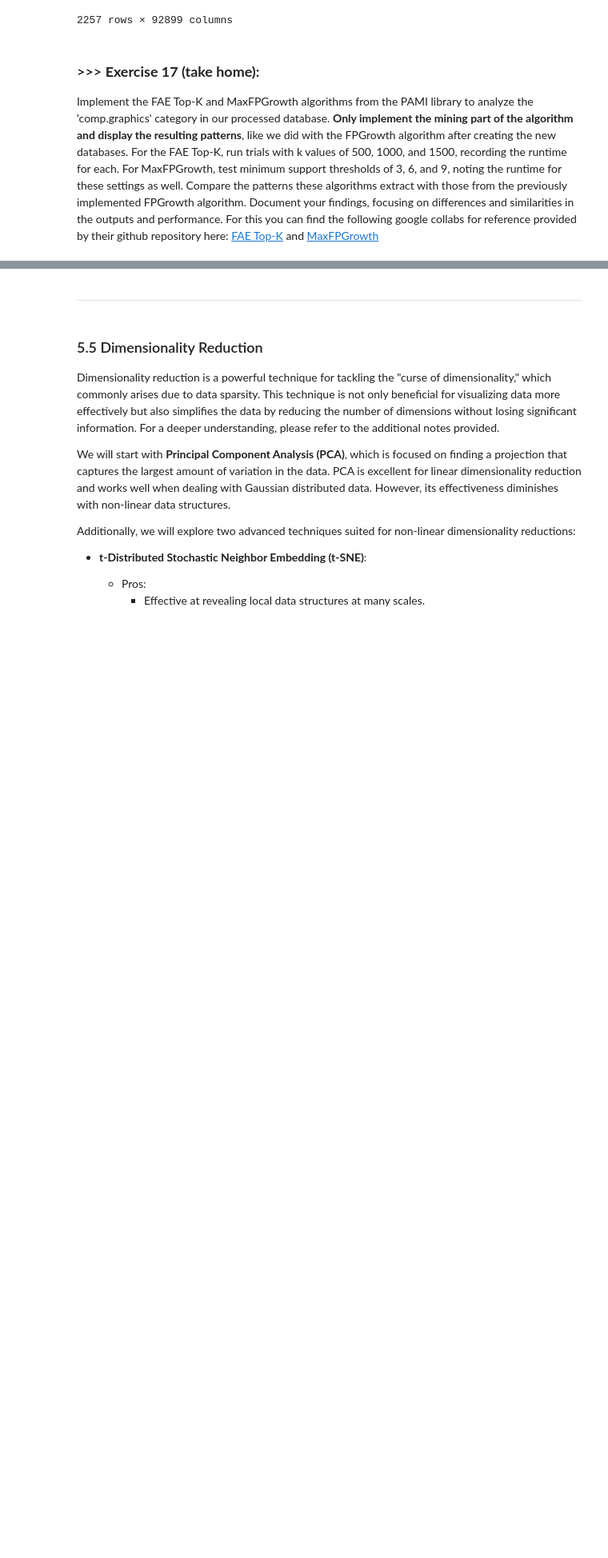
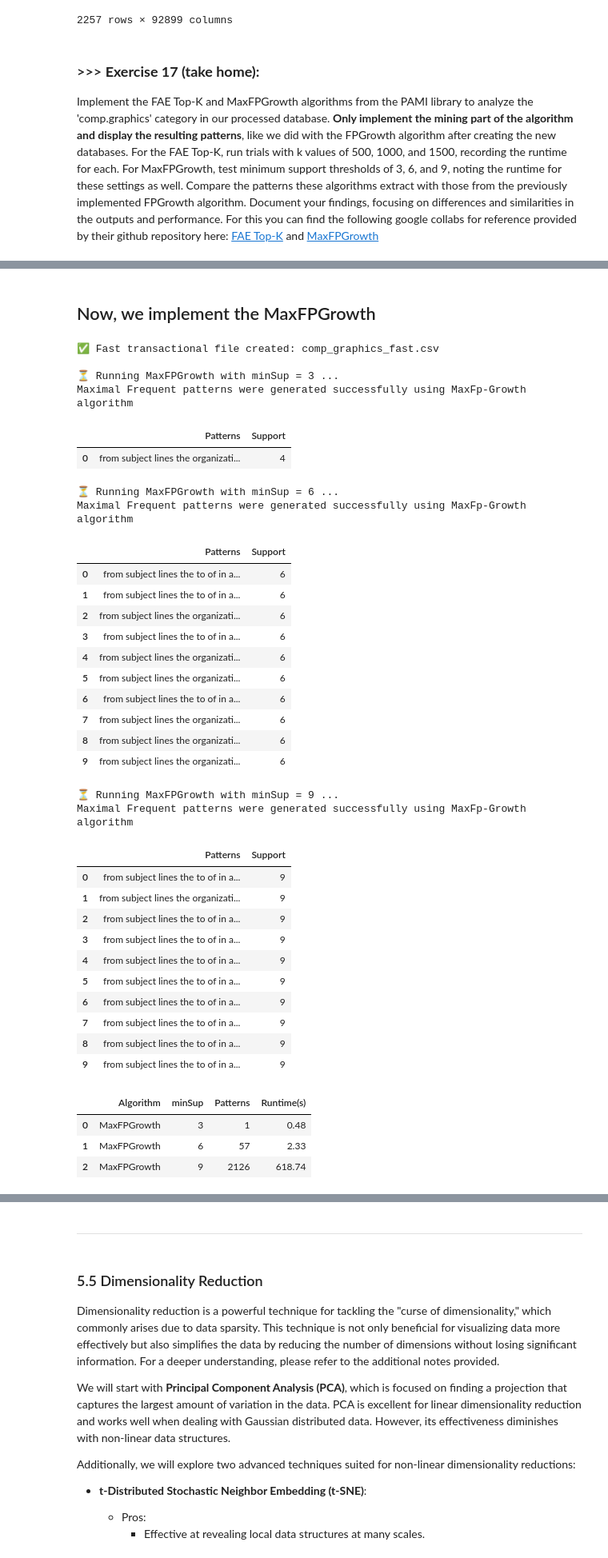
Before and after one commit to Ootje123/DM2025-Lab1-Exercise, a Jupyter notebook: DM2025-Lab1-Master.ipynb, the cells around one changed output, grey strips where cells are left out. Shown at 80% size. Saved outputs shown, nothing was run; the diff lists cells and outputs as text; code cells hidden in the pictures; blank space fills up the shorter version.

```diff
--- a/DM2025-Lab1-Master.ipynb
+++ b/DM2025-Lab1-Master.ipynb
@@ -1746,0 +1850,77 @@ Implement the FAE Top-K and MaxFPGrowth algorithms from the PAMI library to anal
+# %% [markdown]
+## Now, we implement the MaxFPGrowth
+# %%
+# ✅ FAST MAXFPGROWTH IMPLEMENTATION
+import pandas as pd
+from PAMI.frequentPattern.maximal import MaxFPGrowth as alg
+
+# === STEP 1: Prepare a smaller, faster dataset ===
+# Assuming you already have 'augmented_df'
+# Keep only the top 30 most frequent words/patterns
+top_cols = augmented_df.sum().sort_values(ascending=False).head(50).index
+small_df = augmented_df[top_cols]
+
+transactions = small_df.astype(bool).apply(lambda row: [col for col, val in row.items() if val], axis=1)
+transactions.apply(lambda x: ' '.join(x)).to_csv("comp_graphics_fast.csv", index=False, header=False)
+print("✅ Fast transactional file created: comp_graphics_fast.csv")
+
+# === STEP 2: Run MaxFPGrowth on this smaller file ===
+inputFile = "comp_graphics_fast.csv"
+sep = ' '
+
+minSup_values = [3, 6, 9]
+results = []
+
+for ms in minSup_values:
+    print(f"\n⏳ Running MaxFPGrowth with minSup = {ms} ...")
+    obj = alg.MaxFPGrowth(iFile=inputFile, minSup=ms, sep=sep)
+    obj.mine()
+    df = obj.getPatternsAsDataFrame()
+    display(df.head(10))
+    results.append({
+        "Algorithm": "MaxFPGrowth",
+        "minSup": ms,
+        "Patterns": len(df),
+        "Runtime(s)": round(obj.getRuntime(), 2)
+    })
+
+# === STEP 3: Display summary ===
+results_df = pd.DataFrame(results)
+display(results_df)
+# %% [output]
+✅ Fast transactional file created: comp_graphics_fast.csv
+
+⏳ Running MaxFPGrowth with minSup = 3 ...
+Maximal Frequent patterns were generated successfully using MaxFp-Growth algorithm
+|  | Patterns | Support |
+| 0 | from subject lines the organizati... | 4 |
+⏳ Running MaxFPGrowth with minSup = 6 ...
+Maximal Frequent patterns were generated successfully using MaxFp-Growth algorithm
+|  | Patterns | Support |
+| 0 | from subject lines the to of in a... | 6 |
+| 1 | from subject lines the to of in a... | 6 |
+| 2 | from subject lines the organizati... | 6 |
+| 3 | from subject lines the to of in a... | 6 |
+| 4 | from subject lines the organizati... | 6 |
+| 5 | from subject lines the organizati... | 6 |
+| 6 | from subject lines the to of in a... | 6 |
+| 7 | from subject lines the organizati... | 6 |
+| 8 | from subject lines the organizati... | 6 |
+| 9 | from subject lines the organizati... | 6 |
+⏳ Running MaxFPGrowth with minSup = 9 ...
+Maximal Frequent patterns were generated successfully using MaxFp-Growth algorithm
+|  | Patterns | Support |
+| 0 | from subject lines the to of in a... | 9 |
+| 1 | from subject lines the organizati... | 9 |
+| 2 | from subject lines the to of in a... | 9 |
+| 3 | from subject lines the to of in a... | 9 |
+| 4 | from subject lines the to of in a... | 9 |
+| 5 | from subject lines the to of in a... | 9 |
+| 6 | from subject lines the to of in a... | 9 |
+| 7 | from subject lines the to of in a... | 9 |
+| 8 | from subject lines the to of in a... | 9 |
+| 9 | from subject lines the to of in a... | 9 |
+|  | Algorithm | minSup | Patterns | Runtime(s) |
+| 0 | MaxFPGrowth | 3 | 1 | 0.48 |
+| 1 | MaxFPGrowth | 6 | 57 | 2.33 |
+| 2 | MaxFPGrowth | 9 | 2126 | 618.74 |
```
Also changed, not shown: parts of 23 cells of this notebook.
